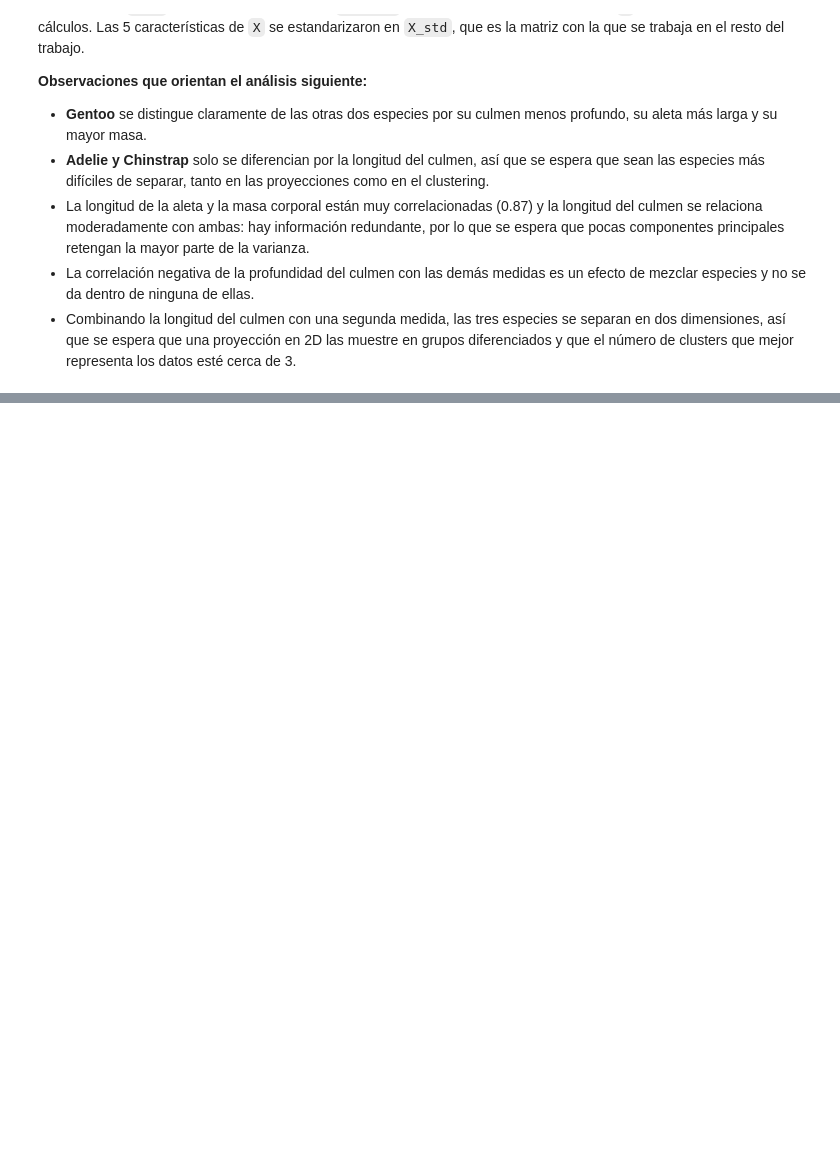
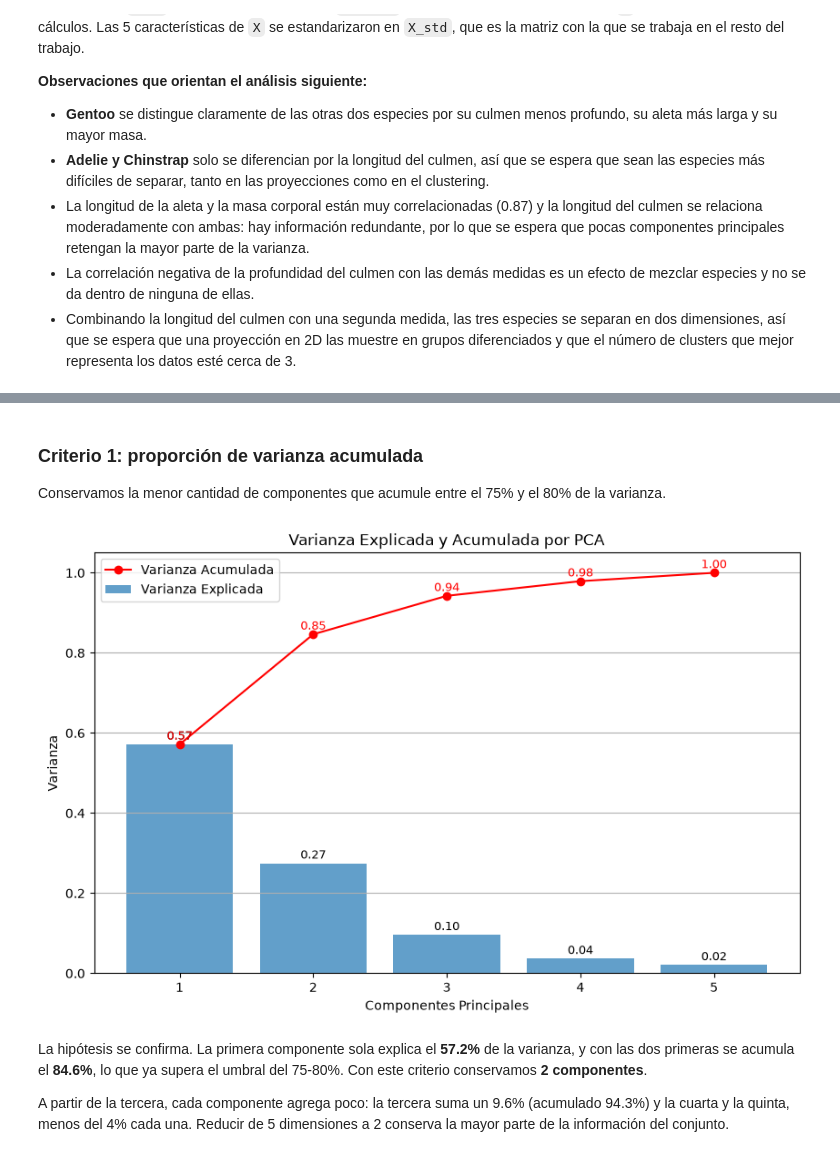
Before and after one commit to frankoespa/tuia-mineria-de-datos, a Jupyter notebook: tp1/tp1_mineria_renna_esparza.ipynb, the cells around one changed output, grey strips where cells are left out. Cells and saved outputs as stored; diff of their text form; code cells hidden in the pictures; blank space fills up the shorter version.

```diff
--- a/tp1/tp1_mineria_renna_esparza.ipynb
+++ b/tp1/tp1_mineria_renna_esparza.ipynb
@@ -524,0 +534,7 @@ Ahora los rangos son comparables: todas las medidas quedan aproximadamente entre
+# %%
+pca = PCA().set_output(transform="pandas")
+X_pca = pca.fit_transform(X_std)
+X_pca.columns = [f"PC{i+1}" for i in range(pca.n_components_)]
+
+print("Dimensiones de X_pca:", X_pca.shape)
+X_pca.head()
@@ -524,0 +549,42 @@ Ahora los rangos son comparables: todas las medidas quedan aproximadamente entre
+# %% [markdown]
+### Criterio 1: proporción de varianza acumulada
+
+Conservamos la menor cantidad de componentes que acumule entre el 75% y el 80% de la varianza.
+# %%
+# Varianza explicada y acumulada
+var_exp = pca.explained_variance_ratio_
+var_cum = np.cumsum(var_exp)
+n_comp = len(var_exp)
+# %%
+# Crear figura
+fig, ax = plt.subplots(figsize=(10,6))
+
+# Barras: varianza explicada
+bars = ax.bar(range(1, n_comp+1), var_exp, alpha=0.7, label='Varianza Explicada')
+
+# Línea: varianza acumulada
+line = ax.plot(range(1, n_comp+1), var_cum, color='red', marker='o', label='Varianza Acumulada')
+
+# Etiquetas sobre las barras
+for bar, v in zip(bars, var_exp):
+    ax.text(bar.get_x() + bar.get_width()/2, v + 0.005, f"{v:.2f}", ha='center', va='bottom', fontsize=9)
+
+# Etiquetas sobre los puntos de la línea
+for i, v in enumerate(var_cum, start=1):
+    ax.text(i, v + 0.005, f"{v:.2f}", color='red', ha='center', va='bottom', fontsize=9)
+
+# Etiquetas y estilo
+ax.set_xlabel('Componentes Principales')
+ax.set_ylabel('Varianza')
+ax.set_title('Varianza Explicada y Acumulada por PCA')
+ax.set_xticks(range(1, n_comp+1))
+ax.legend()
+ax.grid(axis='y')
+
+plt.show()
+# %% [output]
+[figure, added]
+# %% [markdown]
+La hipótesis se confirma. La primera componente sola explica el **57.2%** de la varianza, y con las dos primeras se acumula el **84.6%**, lo que ya supera el umbral del 75-80%. Con este criterio conservamos **2 componentes**.
+
+A partir de la tercera, cada componente agrega poco: la tercera suma un 9.6% (acumulado 94.3%) y la cuarta y la quinta, menos del 4% cada una. Reducir de 5 dimensiones a 2 conserva la mayor parte de la información del conjunto.
```
Also changed, not shown: parts of 21 cells of this notebook, 2 other files.
